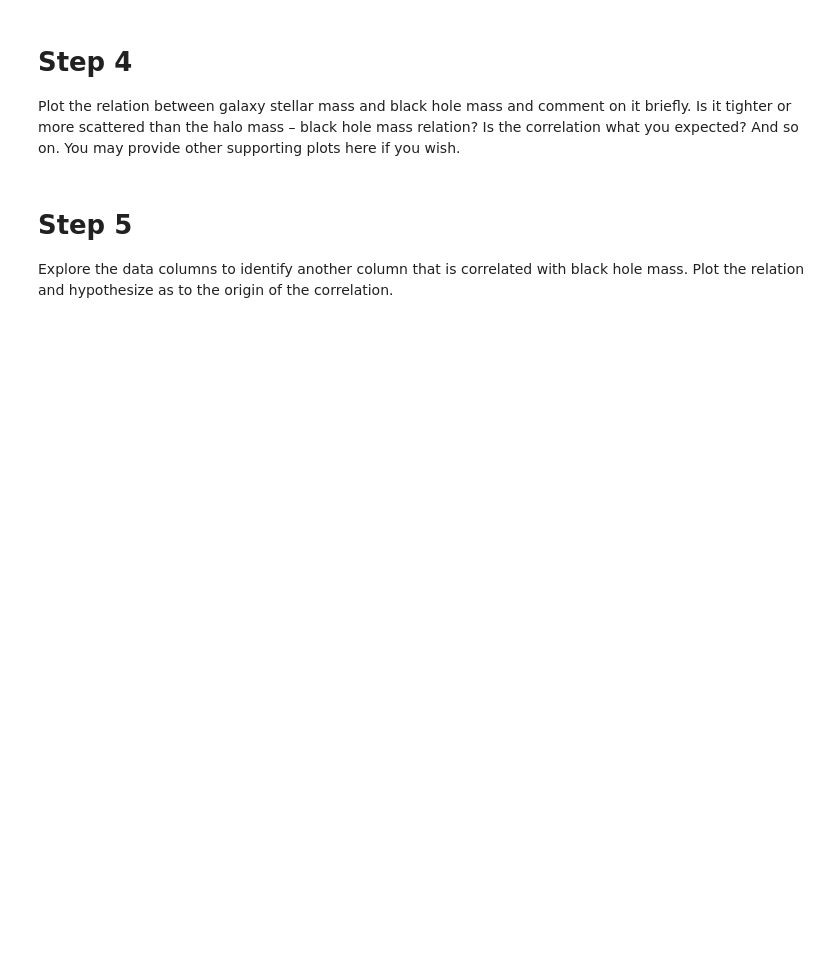
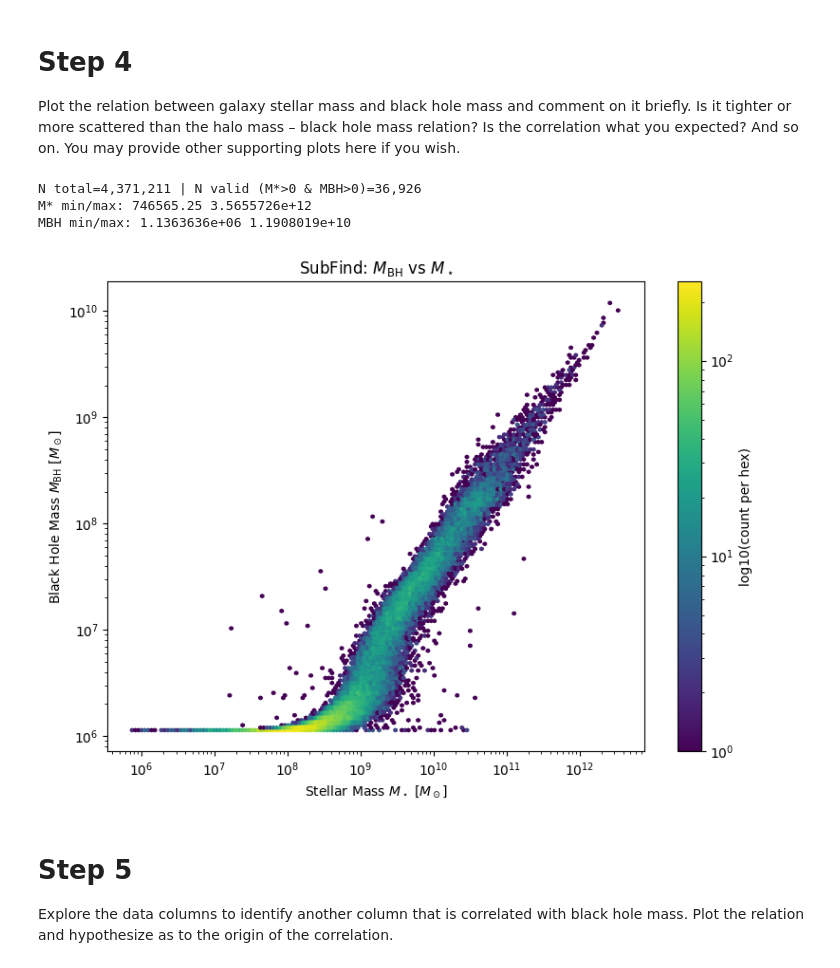
Before and after one commit to zangston/ASTR-5140, a Jupyter notebook: project3/project3.ipynb, the cells around one changed output. Drawn from its saved outputs; the diff is of its cells as text; code cells hidden in the pictures; blank space fills up the shorter version.

```diff
--- a/project3/project3.ipynb
+++ b/project3/project3.ipynb
@@ -84,6 +225,46 @@ hypothesis as to why there should or should not be a difference and include it i
 Plot the relation between galaxy stellar mass and black hole mass and comment on it briefly. Is it
 tighter or more scattered than the halo mass – black hole mass relation? Is the correlation what you
 expected? And so on. You may provide other supporting plots here if you wish.
+# %%
+# Type 4 = stars
+mstar = subhalos["SubhaloMassType"][:, 4] * 1e10 / h
+mbh   = subhalos["SubhaloBHMass"] * 1e10 / h
+
+# --- mask for log plots ---
+m = np.isfinite(mstar) & np.isfinite(mbh) & (mstar > 0) & (mbh > 0)
+
+print(f"N total={mstar.size:,} | N valid (M*>0 & MBH>0)={m.sum():,}")
+print("M* min/max:", mstar[m].min(), mstar[m].max())
+print("MBH min/max:", mbh[m].min(), mbh[m].max())
+
+fig, ax = plt.subplots(figsize=(8, 6))
+
+hb = ax.hexbin(
+    mstar[m], mbh[m],
+    gridsize=150,
+    xscale="log", yscale="log",
+    bins="log"
+)
+
+cbar = fig.colorbar(hb, ax=ax)
+cbar.set_label("log10(count per hex)")
+
+ax.set_xlabel(r"Stellar Mass $M_\star$ [$M_\odot$]")
+ax.set_ylabel(r"Black Hole Mass $M_{\rm BH}$ [$M_\odot$]")
+ax.set_title(r"SubFind: $M_{\rm BH}$ vs $M_\star$")
+
+plt.tight_layout()
+plt.show()
+
+# Justification:
+#   SubhaloMassType[:,4] = stellar mass (Type 4 = stars), isolates the galaxy component (not DM+gas).
+#   SubhaloBHMass = total BH mass in the subhalo.
+#   → probes the BH–galaxy (stellar mass) relation directly.
+# %% [output]
+N total=4,371,211 | N valid (M*>0 & MBH>0)=36,926
+M* min/max: 746565.25 3.5655726e+12
+MBH min/max: 1.1363636e+06 1.1908019e+10
+[figure, added]
 # %% [markdown]
 # Step 5
 Explore the data columns to identify another column that is correlated with black hole mass. Plot
```
Also changed, not shown: parts of 8 cells of this notebook.
